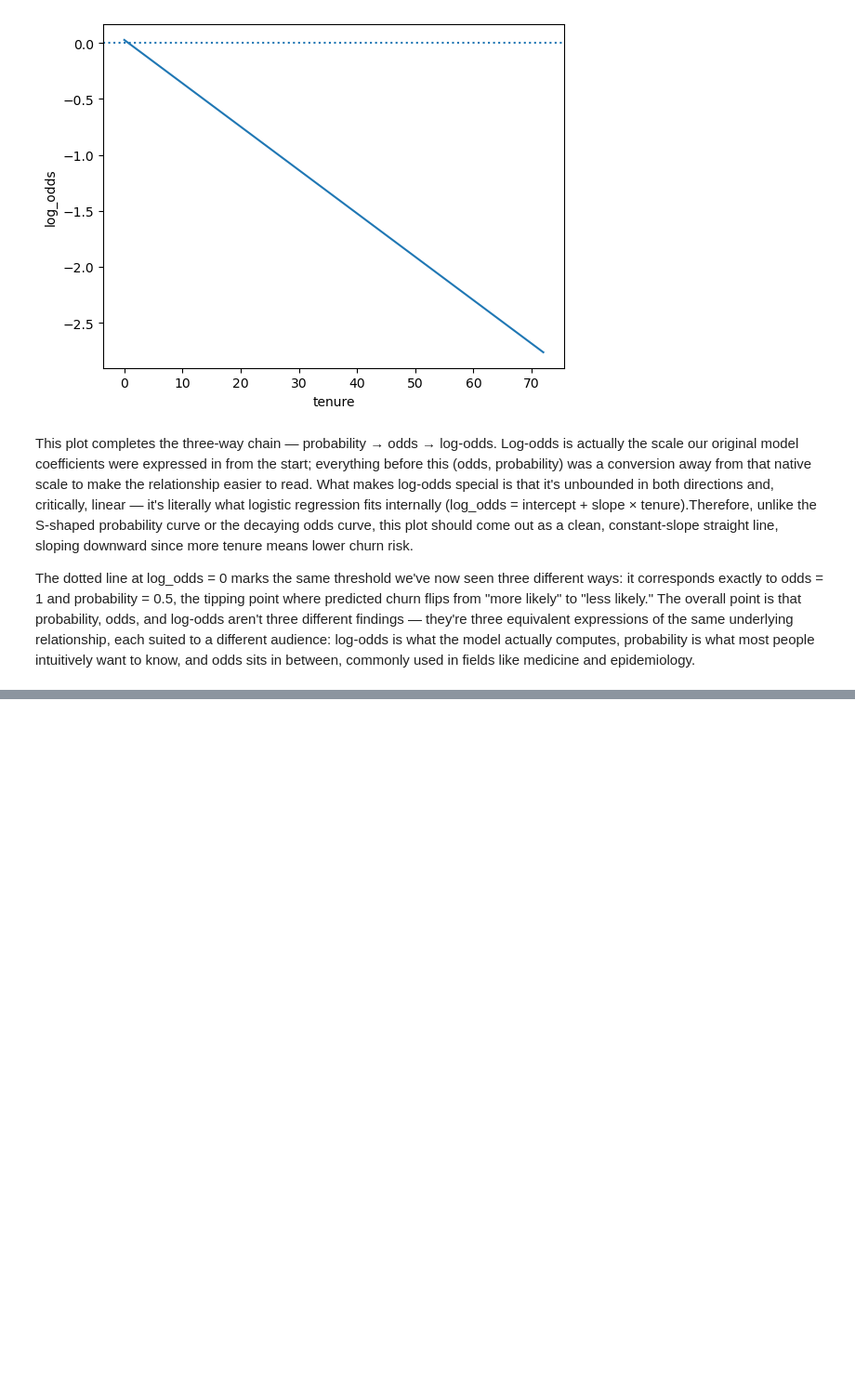
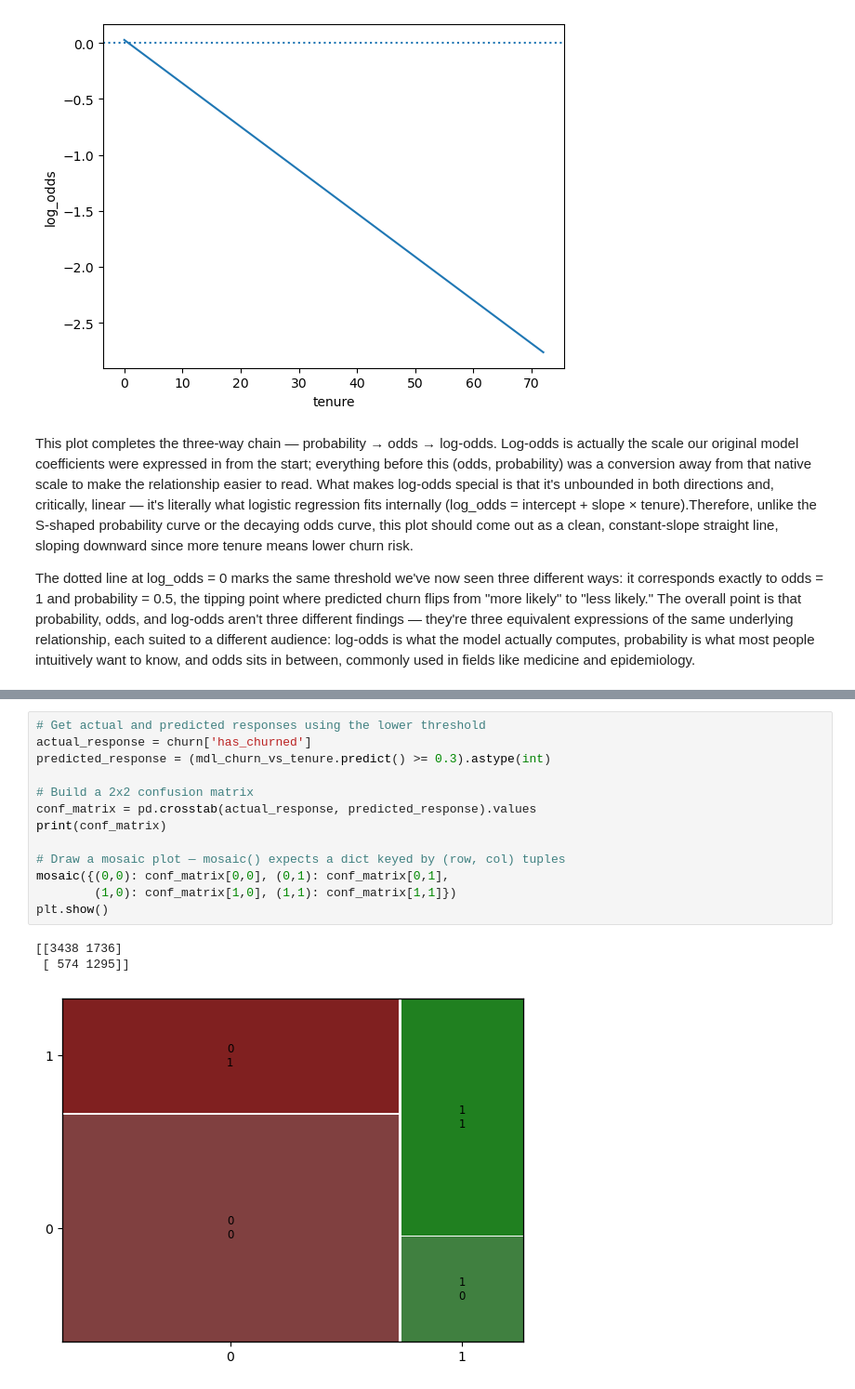
Before and after one commit to saalssall/Statistics_In_Python, a Jupyter notebook: Regression_statsmodel_1.ipynb, the cells around one changed output, grey strips where cells are left out. Shown at 93% size. Saved outputs shown, nothing was run; the diff lists cells and outputs as text; blank space fills up the shorter version.

Commit message:
Add confusion matrix and drawing a mosaic plot of confusion matrix

```diff
--- a/Regression_statsmodel_1.ipynb
+++ b/Regression_statsmodel_1.ipynb
@@ -747,0 +770,17 @@ The dotted line at log_odds = 0 marks the same threshold we've now seen three di
+# %%
+# Get actual and predicted responses using the lower threshold
+actual_response = churn['has_churned']
+predicted_response = (mdl_churn_vs_tenure.predict() >= 0.3).astype(int)
+
+# Build a 2x2 confusion matrix
+conf_matrix = pd.crosstab(actual_response, predicted_response).values
+print(conf_matrix)
+
+# Draw a mosaic plot — mosaic() expects a dict keyed by (row, col) tuples
+mosaic({(0,0): conf_matrix[0,0], (0,1): conf_matrix[0,1],
+        (1,0): conf_matrix[1,0], (1,1): conf_matrix[1,1]})
+plt.show()
+# %% [output]
+[[3438 1736]
+ [ 574 1295]]
+[figure, added]
```
Also changed, not shown: parts of 5 cells of this notebook.
